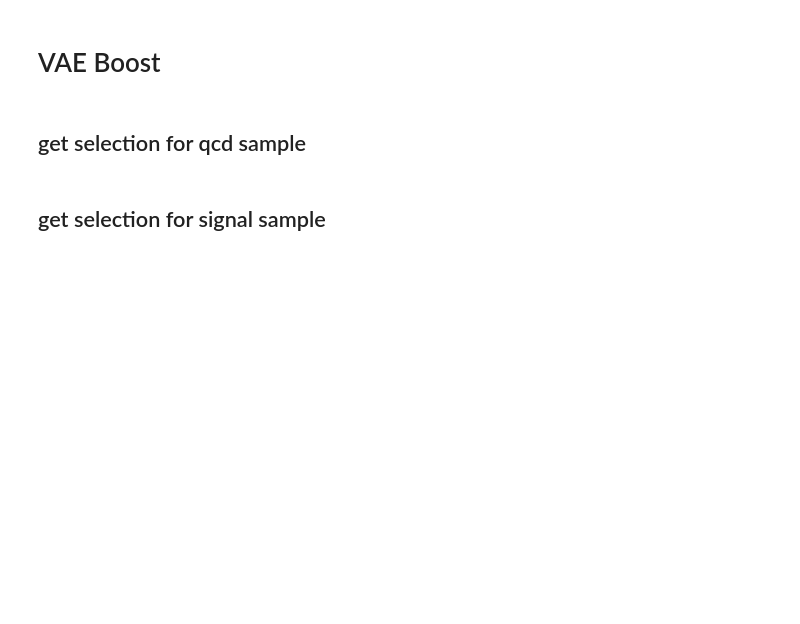
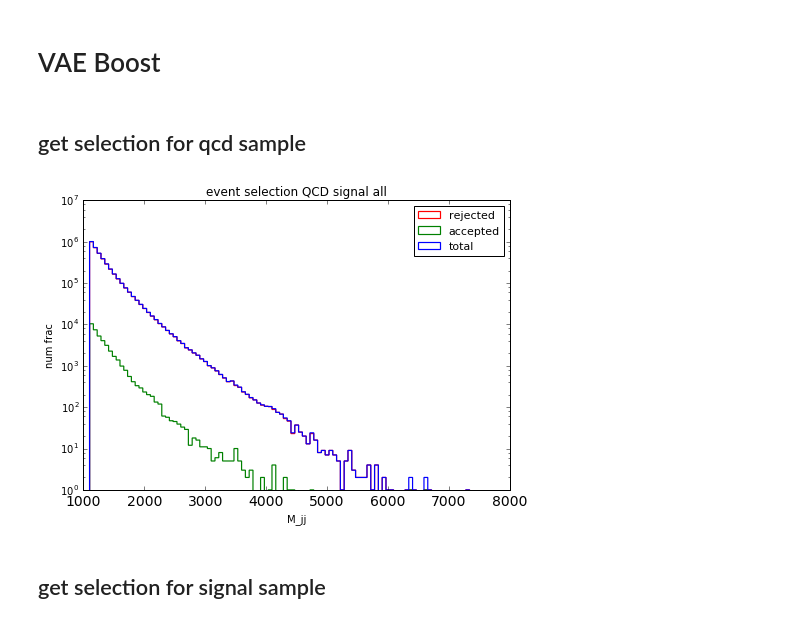
Before and after one commit to kingusiu/goodness_of_fit, a Jupyter notebook: vae_boost.ipynb, the cells around one changed output. Cells and saved outputs as stored; diff of their text form; code cells hidden in the pictures; blank space fills up the shorter version.

```diff
--- a/vae_boost.ipynb
+++ b/vae_boost.ipynb
@@ -42,5 +46,7 @@ qcd_data_train, qcd_data_test = du.split_dataset_train_test( qcd_data_total, QR_
 # Selector
 # %%
 combined_loss = strategy( qcd_data_train )
-selector = QuantileRegressionOverflowBinSelector( quantile.val )
+selector = sr.QuantileRegressionOverflowBinSelector( quantile.val )
+#selector = sr.QuantileRegressionSelector( quantile.val )
+#selector = sr.FlatCutSelector( quantile.val )
 selector.fit( qcd_data_train['mJJ'].values, combined_loss )
@@ -87,5 +74,5 @@ model.fit( combined_loss )
 # %% [markdown]
 ## get selection for qcd sample
 # %%
-qcd_sample = ds.DataSample( 'qcdTest', qcd_data_test )
+qcd_sample = ds.DataSample( 'qcdSigAll', qcd_data_test )
 qcd_sample.add_feature('combiLoss', strategy( qcd_data_test ))
@@ -96,2 +79,4 @@ qcd_selection = model.select_events( qcd_sample['combiLoss'].values )
+# %%
+qcd_selection = selector.select_events( qcd_sample['mJJ'].values, qcd_sample['combiLoss'].values )
 # %%
 qcd_sample.add_feature('sel',qcd_selection)
@@ -97,0 +85,4 @@ qcd_sample.add_feature('sel',qcd_selection)
+# %%
+pua.plot_accepted_vs_rejected_hist(qcd_sample)
+# %% [output]
+[figure, added]
```
Also changed, not shown: parts of 28 cells of this notebook, 10 other files.
